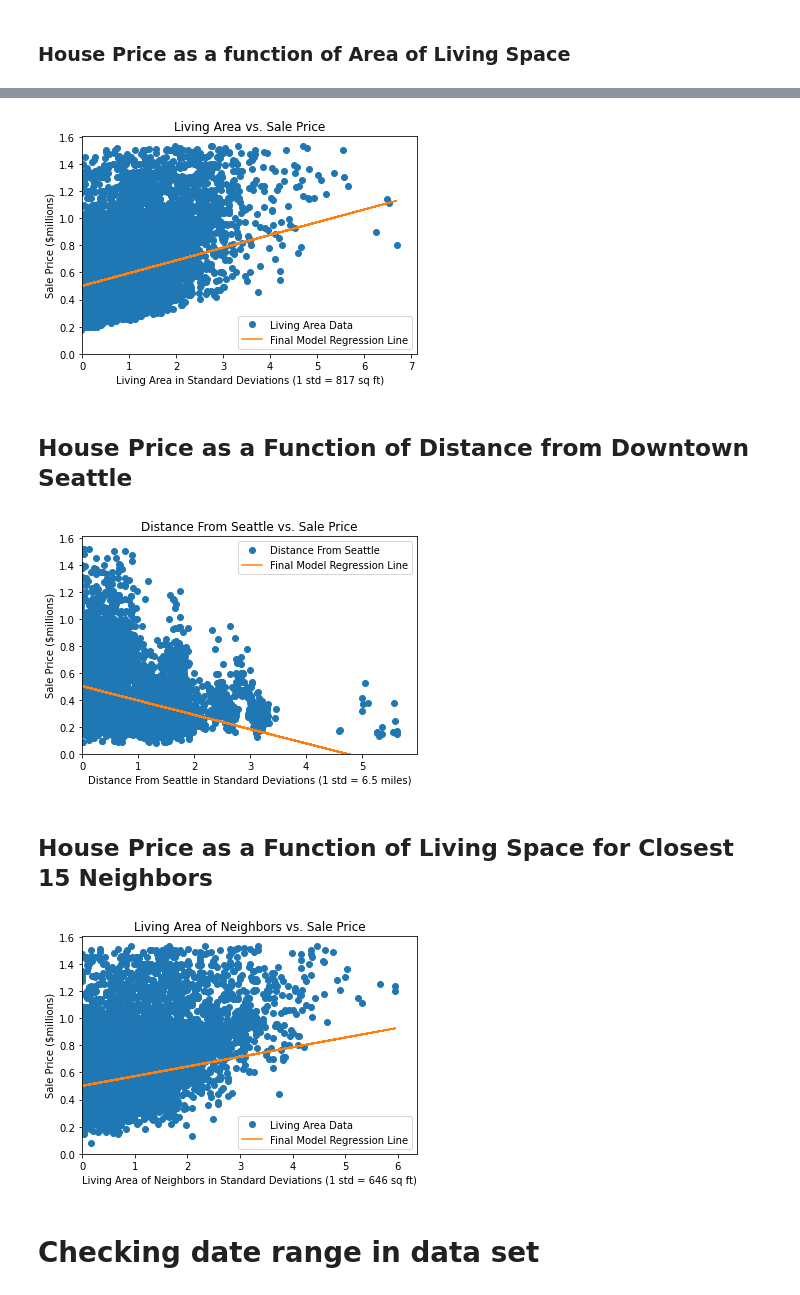
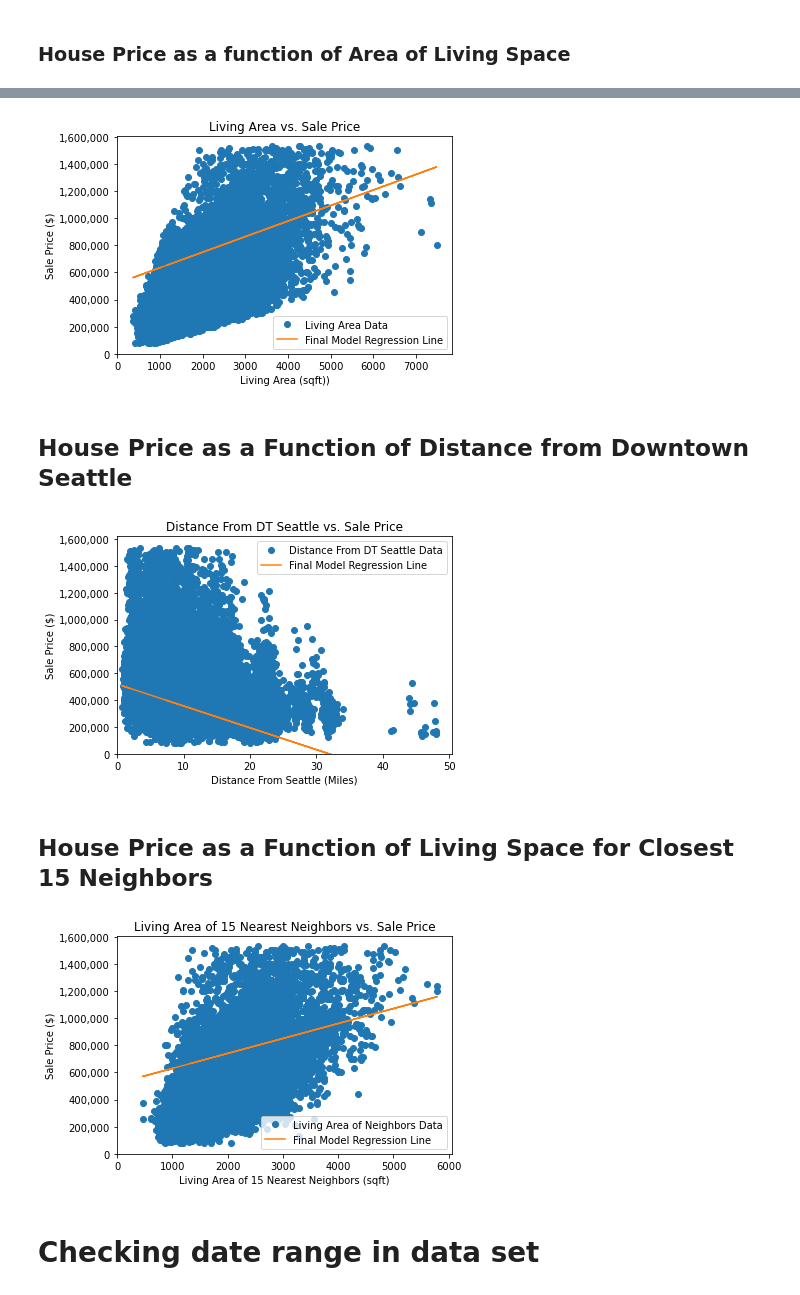
Before and after one commit to mccafj/King-County-House-Sales-Project, a Jupyter notebook: King County Housing notebook.ipynb, the cells around one changed output, grey strips where cells are left out. Saved outputs shown, nothing was run; the diff lists cells and outputs as text; code cells hidden in the pictures.

```diff
--- a/King County Housing notebook.ipynb
+++ b/King County Housing notebook.ipynb
@@ -822,0 +1188,3 @@ Kurtosis:                       5.480   Cond. No.                         7.23
+# %%
+x4 = sm.add_constant(df20_scaled)
+y4 = df20['delta_price'].reset_index(drop=True)
@@ -865,0 +1405,7 @@ plt.savefig('./images/coefs', bbox_inches='tight', dpi=300);
+# %%
+df10drop = df10.drop(['id', 'price'], axis=1)
+# %%
+x2_unscaled = sm.add_constant(df10drop)
+y2_unscaled = df10['price']
+# %%
+model2_unscaled = sm.OLS(endog=y2_unscaled, exog=x2_unscaled).fit()
@@ -866,55 +1464,58 @@ plt.savefig('./images/coefs', bbox_inches='tight', dpi=300);
 # %%
-x = df10_scaled['sqft_living']
-y = y2 / 1000000
+x = df10drop['sqft_living']
+y = y2
 plt.plot(x, y, 'o', alpha=1)
-m = model2.params.map(abs).sort_values(ascending=False)[2] / 1000000
-b = model2.params.map(abs).sort_values(ascending=False)[0] / 1000000
+m = model2_unscaled.params[3]
+b = model2_unscaled.params[0]
 plt.plot(x, m*x+b)
 plt.ylim(ymin=0)
 plt.xlim(xmin=0)
-plt.xlabel('Living Area in Standard Deviations (1 std = 817 sq ft)')
-plt.ylabel('Sale Price ($millions)')
+plt.xlabel('Living Area (sqft))')
+plt.ylabel('Sale Price ($)')
+plt.gca().yaxis.set_major_formatter(plt.matplotlib.ticker.StrMethodFormatter('{x:,.0f}'))
 plt.title('Living Area vs. Sale Price')
 plt.legend(['Living Area Data', 'Final Model Regression Line'])
 plt.savefig('./images/sqftscatter', bbox_inches='tight', dpi=300);
 # %% [output]
-[figure, old version]
+[figure, new version]
 # %% [markdown]
 ## House Price as a Function of Distance from Downtown Seattle
 # %%
-x = df10_scaled['dist_Seattle']
-y = y2 / 1000000
+x = df10drop['dist_Seattle']
+y = y2
 plt.plot(x, y, 'o', alpha=1)
-m = model2.params.sort_values()[0] / 1000000
-b = model2.params.map(abs).sort_values(ascending=False)[0] / 1000000
+m = model2_unscaled.params[11]
+b = model2_unscaled.params[0]
 plt.plot(x, m*x+b)
 plt.ylim(ymin=0)
 plt.xlim(xmin=0)
-plt.xlabel('Distance From Seattle in Standard Deviations (1 std = 6.5 miles)')
-plt.ylabel('Sale Price ($millions)')
-plt.title('Distance From Seattle vs. Sale Price')
-plt.legend(['Distance From Seattle', 'Final Model Regression Line'])
+plt.xlabel('Distance From Seattle (Miles)')
+plt.ylabel('Sale Price ($)')
+plt.gca().yaxis.set_major_formatter(plt.matplotlib.ticker.StrMethodFormatter('{x:,.0f}'))
+plt.title('Distance From DT Seattle vs. Sale Price')
+plt.legend(['Distance From DT Seattle Data', 'Final Model Regression Line'])
 plt.savefig('./images/dist_scatter', bbox_inches='tight', dpi=300);
 # %% [output]
-[figure, old version]
+[figure, new version]
 # %% [markdown]
 ## House Price as a Function of Living Space for Closest 15 Neighbors
 # %%
-x = df10_scaled['sqft_living15']
-y = y2 / 1000000
+x = df10drop['sqft_living15']
+y = y2
 plt.plot(x, y, 'o', alpha=1)
-m = model2.params.map(abs).sort_values(ascending=False)[3] / 1000000
-b = model2.params.map(abs).sort_values(ascending=False)[0] / 1000000
+m = model2_unscaled.params[8]
+b = model2_unscaled.params[0]
 plt.plot(x, m*x+b)
 plt.ylim(ymin=0)
 plt.xlim(xmin=0)
-plt.xlabel('Living Area of Neighbors in Standard Deviations (1 std = 646 sq ft)')
-plt.ylabel('Sale Price ($millions)')
-plt.title('Living Area of Neighbors vs. Sale Price')
-plt.legend(['Living Area Data', 'Final Model Regression Line'])
+plt.xlabel('Living Area of 15 Nearest Neighbors (sqft)')
+plt.ylabel('Sale Price ($)')
+plt.gca().yaxis.set_major_formatter(plt.matplotlib.ticker.StrMethodFormatter('{x:,.0f}'))
+plt.title('Living Area of 15 Nearest Neighbors vs. Sale Price')
+plt.legend(['Living Area of Neighbors Data', 'Final Model Regression Line'])
 plt.savefig('./images/sqft15_scatter', bbox_inches='tight', dpi=300);
 # %% [output]
-[figure, old version]
+[figure, new version]
 # %% [markdown]
 # Checking date range in data set
 # %%
```
Also changed, not shown: parts of 98 cells of this notebook, 7 other files.
